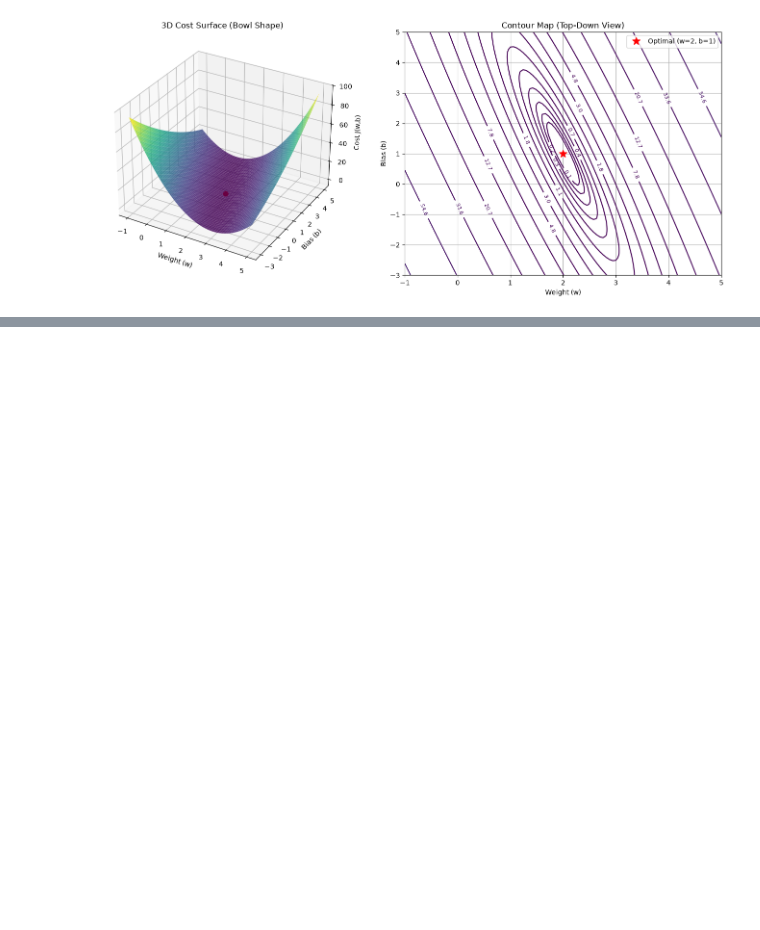
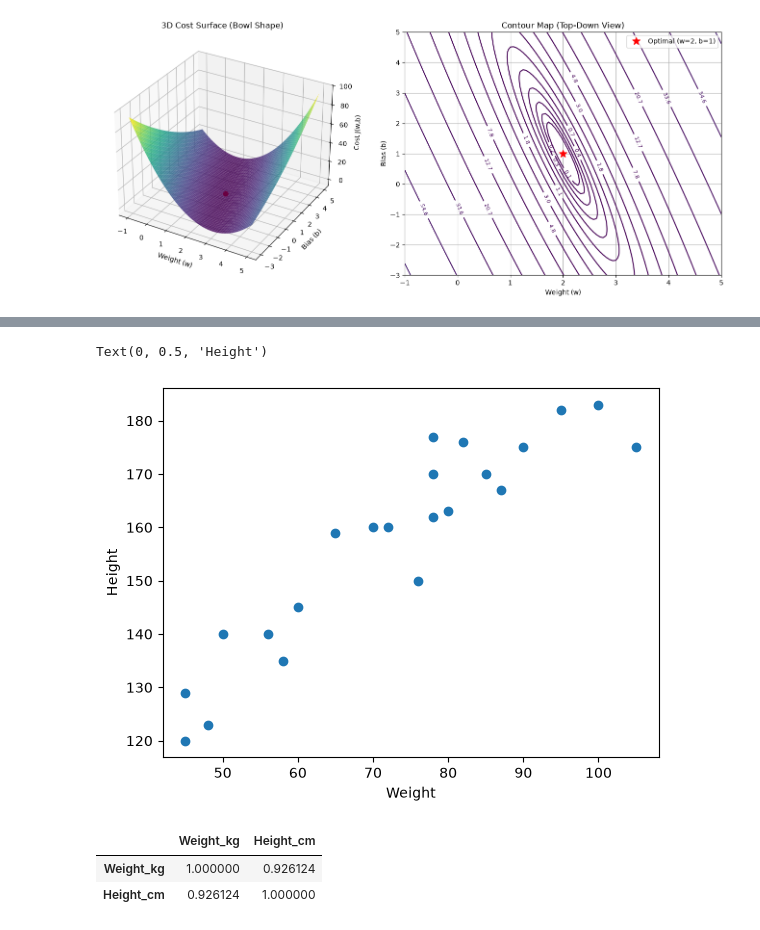
Before and after one commit to AyushPratap05/ML, a Jupyter notebook: linearreg.ipynb, the cells around one changed output, grey strips where cells are left out. Drawn from its saved outputs; the diff is of its cells as text; code cells hidden in the pictures; blank space fills up the shorter version.

Commit message:
linear learning

```diff
--- a/linearreg.ipynb
+++ b/linearreg.ipynb
@@ -135,0 +156,12 @@ plt.show()
+# %%
+import pandas as pd
+import matplotlib.pyplot as plt
+import seaborn as sns
+%matplotlib inline
+import os
+
+from pathlib import Path
+file_path = Path.cwd()/'dataset'/'LinearData.csv'
+
+df = pd.read_csv(file_path)
+df.head()
@@ -135,0 +175,14 @@ plt.show()
+# %%
+## scatter plot
+plt.scatter(df['Weight_kg'],df['Height_cm'])
+plt.xlabel("Weight")
+plt.ylabel("Height")
+# %% [output]
+Text(0, 0.5, 'Height')
+[figure, added]
+# %%
+df.corr()
+# %% [output]
+|  | Weight_kg | Height_cm |
+| Weight_kg | 1.000000 | 0.926124 |
+| Height_cm | 0.926124 | 1.000000 |
```
Also changed, not shown: parts of 3 cells of this notebook, 1 other file.
